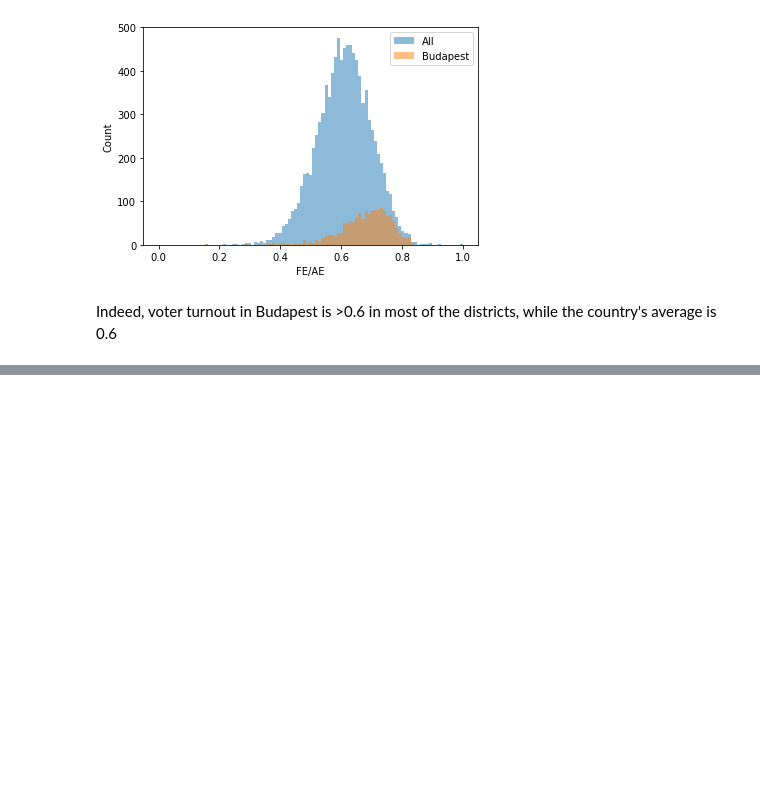
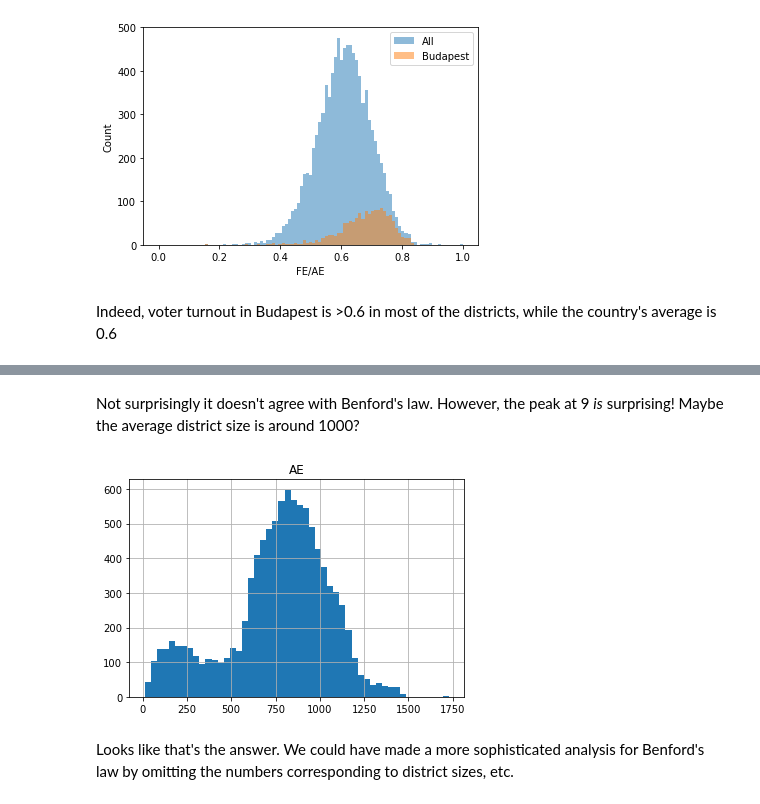
Before and after one commit to komaranna/ElectionAnalysis, a Jupyter notebook: StatisticalAnalysis.ipynb, the cells around one changed output, grey strips where cells are left out. Drawn from its saved outputs; the diff is of its cells as text; code cells hidden in the pictures; blank space fills up the shorter version.

```diff
--- a/StatisticalAnalysis.ipynb
+++ b/StatisticalAnalysis.ipynb
@@ -231,0 +431,9 @@ Indeed, voter turnout in Budapest is >0.6 in most of the districts, while the co
+# %% [markdown]
+Not surprisingly it doesn't agree with Benford's law. However, the peak at 9 _is_ surprising! Maybe the average district size is around 1000?
+# %%
+df.hist('AE',bins=50)
+plt.show()
+# %% [output]
+[figure, added]
+# %% [markdown]
+Looks like that's the answer. We could have made a more sophisticated analysis for Benford's law by omitting the numbers corresponding to district sizes, etc.
```
Also changed, not shown: parts of 23 cells of this notebook.
